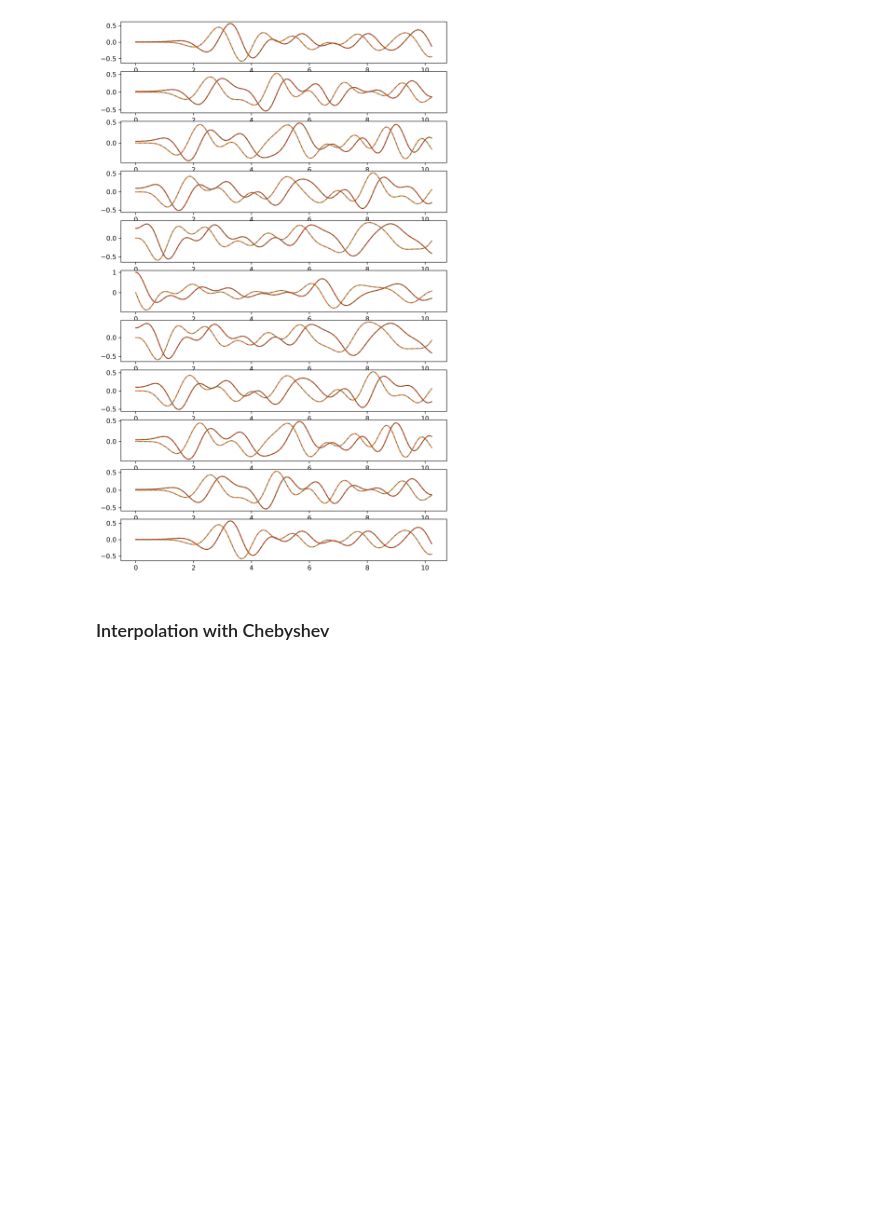
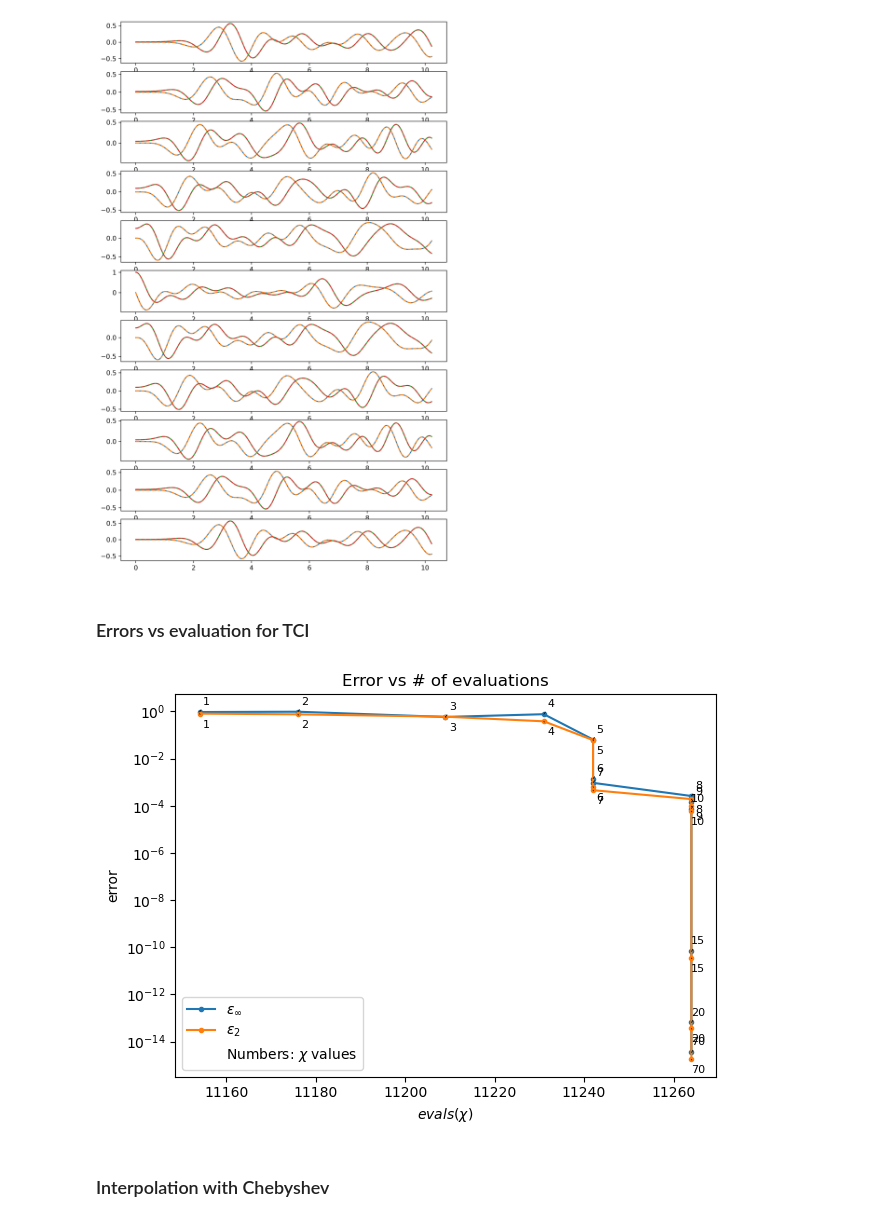
Before and after one commit to gconcheri/Student-Research-Job, a Jupyter notebook: Correlation_function/Correlation_function_Lsites.ipynb, the cells around one changed output. Saved outputs shown, nothing was run; the diff lists cells and outputs as text; code cells hidden in the pictures; blank space fills up the shorter version.

```diff
--- a/Correlation_function/Correlation_function_Lsites.ipynb
+++ b/Correlation_function/Correlation_function_Lsites.ipynb
@@ -199,6 +187,59 @@ for i,item in enumerate(D_list):
 plt.show()
 # %% [output]
 [figure]
+# %% [markdown]
+### Errors vs evaluation for TCI
+# %%
+err_max = []
+err_2 = []
+evals = []
+func_interp_list = []
+
+chi_list = [i for i in range(1,10)]
+chi_list.extend([i for i in range(10,25,5)])
+chi_list.append(70)
+
+
+for chi in chi_list:
+    _, _, eval, err2, errmax, func_interp = TCI.tensor_cross_interpolation(func,         # function to be interpolated
+                                   func_vals,
+                                   D,
+                                   L=n,          # number of MPS tensors
+                                   eps_or_chi=chi, # bond dimension
+                                   iters=4)       # number of back-and-forth sweeps
+    err_max.append(errmax)
+    err_2.append(err2)
+    evals.append(eval)
+    func_interp_list.append(func_interp)
+
+plt.plot(np.array(evals), np.array(err_max), ".-", label = r"$\epsilon_\infty$")
+plt.plot(np.array(evals), np.array(err_2), ".-", label = r"$\epsilon_2$")
+
+# Annotate the points with their chi values
+for i, chi in enumerate(chi_list):
+    # Annotate error_max (first curve)
+    plt.annotate(f"{chi}", (evals[i], err_max[i]),
+                 textcoords="offset points", xytext=(5, 5), fontsize=8,
+                 arrowprops=dict(arrowstyle="-", lw=0.5),
+                 ha='center')
+
+    # Annotate error_2 (second curve)
+    plt.annotate(f"{chi}", (evals[i], err_2[i]),
+                 textcoords="offset points", xytext=(5, -10), fontsize=8,
+                 arrowprops=dict(arrowstyle="-", lw=0.5),
+                 ha='center')
+
+plt.plot([], [], ' ', label="Numbers: $\chi$ values")  # Dummy plot for chi explanation
+
+plt.yscale("log")
+plt.xlabel(r"$evals(\chi)$")
+plt.ylabel(r"error")
+plt.legend()
+plt.title("Error vs # of evaluations")
+plt.tight_layout()
+plt.show()
+# %% [output]
+[figure, added]
 # %% [markdown]
 ### Interpolation with Chebyshev
 # %%
```
Also changed, not shown: parts of 9 cells of this notebook, 19 other files.
